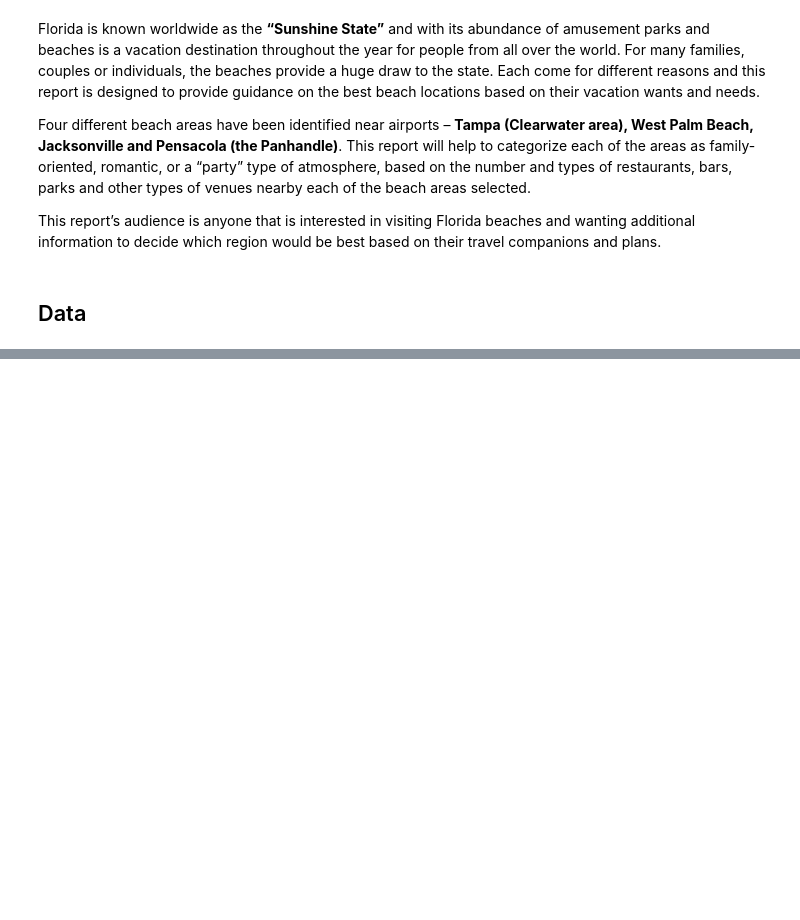
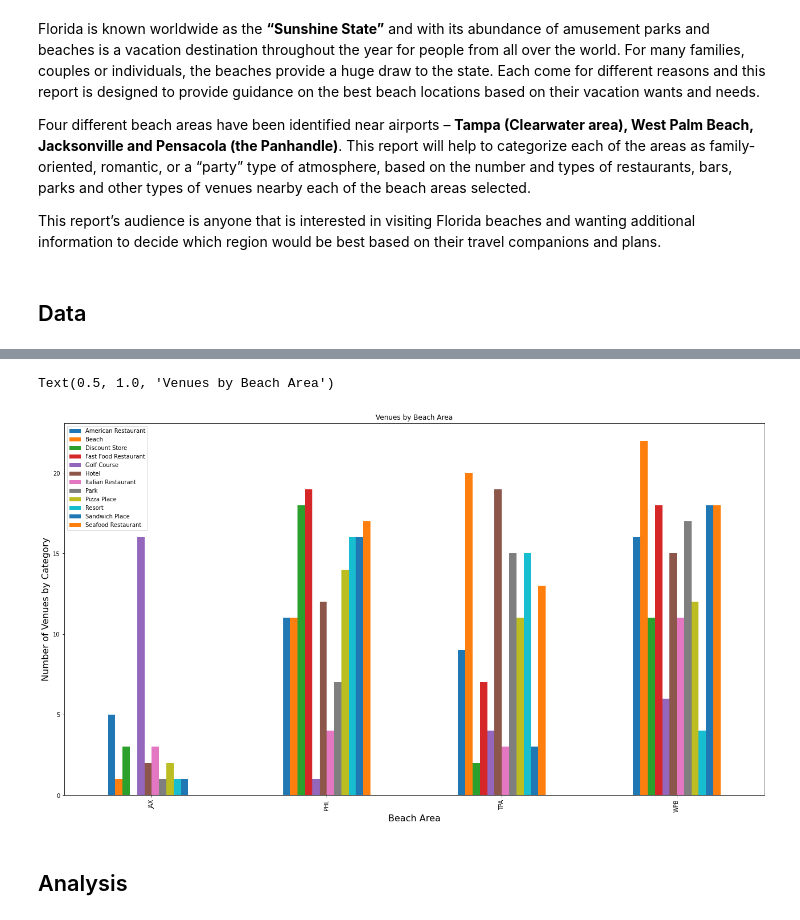
Before and after one commit to tlperella/Cousera_Capstone, a Jupyter notebook: Cousera Capstone Notebook - TP.ipynb, the cells around one changed output, grey strips where cells are left out. Saved outputs shown, nothing was run; the diff lists cells and outputs as text; code cells hidden in the pictures; blank space fills up the shorter version.

```diff
--- a/Cousera Capstone Notebook - TP.ipynb
+++ b/Cousera Capstone Notebook - TP.ipynb
@@ -36,0 +270,3 @@ The Foursquare API will be used to extract the venues for each of the beach area
+# %%
+#get the top 20 venue categories for all beach areas selected
+Top_20 = Num_venues.nlargest(20, ['City'])
@@ -36,0 +275,4 @@ The Foursquare API will be used to extract the venues for each of the beach area
+# %%
+# create a new dataframe that includes only the venue categories included in the top 20 venue categories
+beach_venues_top_20 = beach_venues[beach_venues['Venue_Category'].isin(Top_20.index)]
+beach_venues_top_20.shape
@@ -36,0 +374,2 @@ The Foursquare API will be used to extract the venues for each of the beach area
+# %%
+top_5_graph_data = beach_venues_top_20[beach_venues_top_20['Venue_Category'].isin(['American Restaurant','Beach','Discount Store','Fast Food Restaurant','Golf Course','Hotel','Italian Restaurant','Park','Pizza Place','Resort','Sandwich Place','Seafood Restaurant'])]
@@ -36,0 +378,17 @@ The Foursquare API will be used to extract the venues for each of the beach area
+# %%
+# one hot encoding will show the
+beach_top_5_onehot = pd.get_dummies(top_5_graph_data[['Venue_Category']], prefix="", prefix_sep="")
+
+# add beach area column back to dataframe
+beach_top_5_onehot['Beach_Area'] = top_5_graph_data['Beach_Area']
+
+# move neighborhood column to the first column
+fixed_columns = [beach_top_5_onehot.columns[-1]] + list(beach_top_5_onehot.columns[:-1])
+beach_top_5_onehot = beach_top_5_onehot[fixed_columns]
+
+#group by beach area to get an idea of the types of venue categories by beach area
+top_5_grouped = beach_top_5_onehot.groupby("Beach_Area").sum().reset_index()
+#beach_grouped.set_index("Beach_Area", inplace = True)
+
+top_5_grouped = top_5_grouped.set_index('Beach_Area')
+top_5_grouped
@@ -36,0 +402,11 @@ The Foursquare API will be used to extract the venues for each of the beach area
+# %%
+#create a grpah showing the number of venue categories for each of the beach areas
+top_5_grouped.plot(kind='bar',figsize=(22, 12))
+plt.xlabel('Beach Area', fontsize=16)
+plt.ylabel('Number of Venues by Category', fontsize=16)
+plt.title("Venues by Beach Area")
+# %% [output]
+Text(0.5, 1.0, 'Venues by Beach Area')
+[figure, added]
+# %% [markdown]
+## Analysis
```
Also changed, not shown: parts of 49 cells of this notebook.
